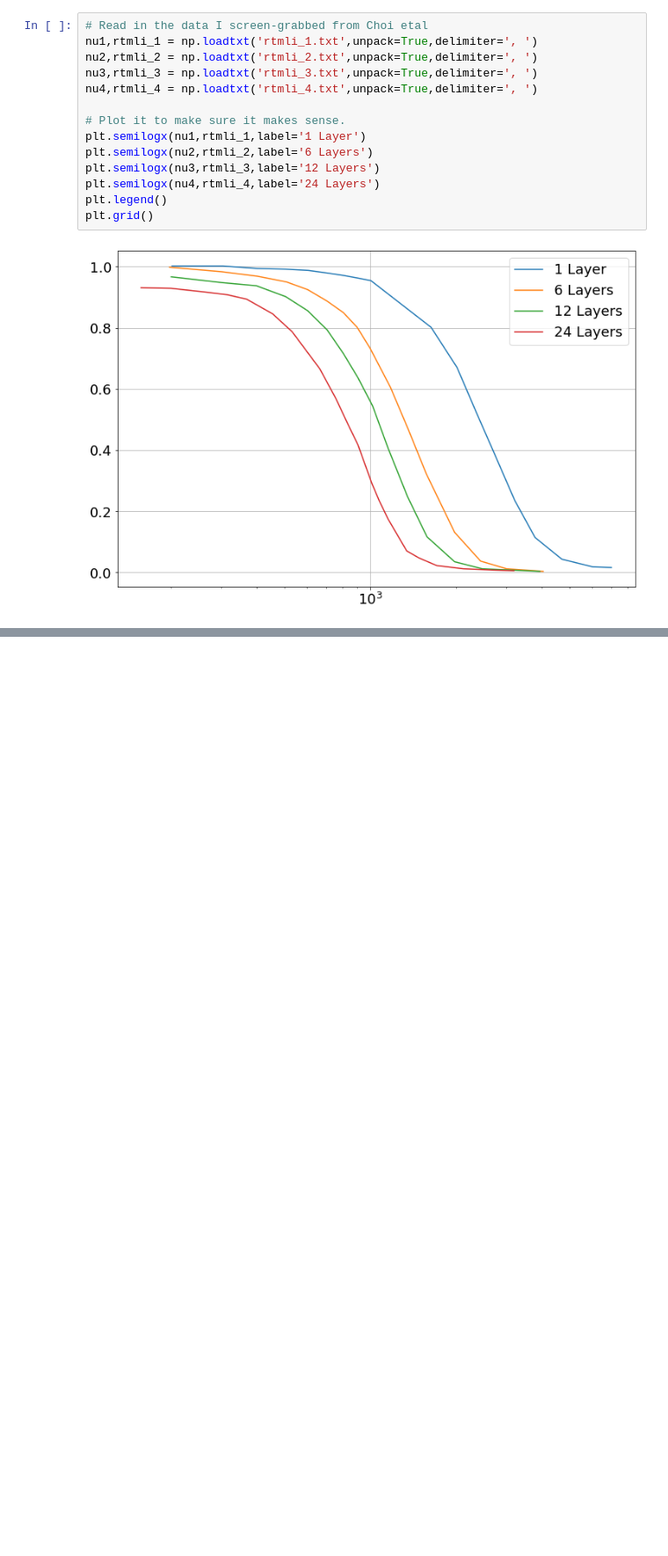
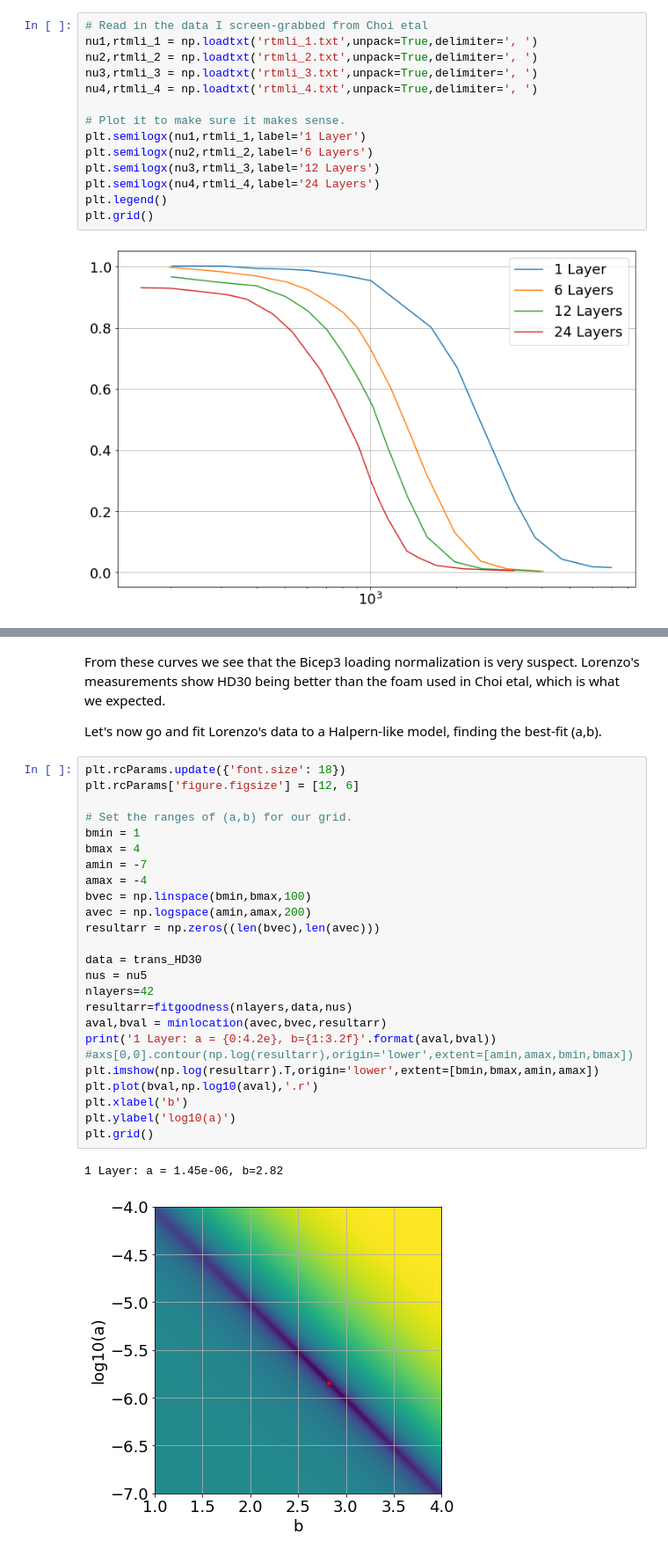
Before and after one commit to CMB-S4/bolo_calc_runs, a Jupyter notebook: pbdr_v2/InputsNotes.ipynb, the cells around one changed output, grey strips where cells are left out. Shown at 88% size. Drawn from its saved outputs; the diff is of its cells as text; blank space fills up the shorter version.

```diff
--- a/pbdr_v2/InputsNotes.ipynb
+++ b/pbdr_v2/InputsNotes.ipynb
@@ -308,0 +357,32 @@ This is a bit disturbing, since we've long believed that Zotefoam is one of the
+# %% [markdown]
+From these curves we see that the Bicep3 loading normalization is very suspect.  Lorenzo's measurements show HD30 being better than the foam used in Choi etal, which is what we expected.
+
+Let's now go and fit Lorenzo's data to a Halpern-like model, finding the best-fit (a,b).
+# %%
+plt.rcParams.update({'font.size': 18})
+plt.rcParams['figure.figsize'] = [12, 6]
+
+# Set the ranges of (a,b) for our grid.
+bmin = 1
+bmax = 4
+amin = -7
+amax = -4
+bvec = np.linspace(bmin,bmax,100)
+avec = np.logspace(amin,amax,200)
+resultarr = np.zeros((len(bvec),len(avec)))
+
+data = trans_HD30
+nus = nu5
+nlayers=42
+resultarr=fitgoodness(nlayers,data,nus)
+aval,bval = minlocation(avec,bvec,resultarr)
+print('1 Layer: a = {0:4.2e}, b={1:3.2f}'.format(aval,bval))
+#axs[0,0].contour(np.log(resultarr),origin='lower',extent=[amin,amax,bmin,bmax])
+plt.imshow(np.log(resultarr).T,origin='lower',extent=[bmin,bmax,amin,amax])
+plt.plot(bval,np.log10(aval),'.r')
+plt.xlabel('b')
+plt.ylabel('log10(a)')
+plt.grid()
+# %% [output]
+1 Layer: a = 1.45e-06, b=2.82
+[figure, added]
```
Also changed, not shown: parts of 12 cells of this notebook, 1 other file.
